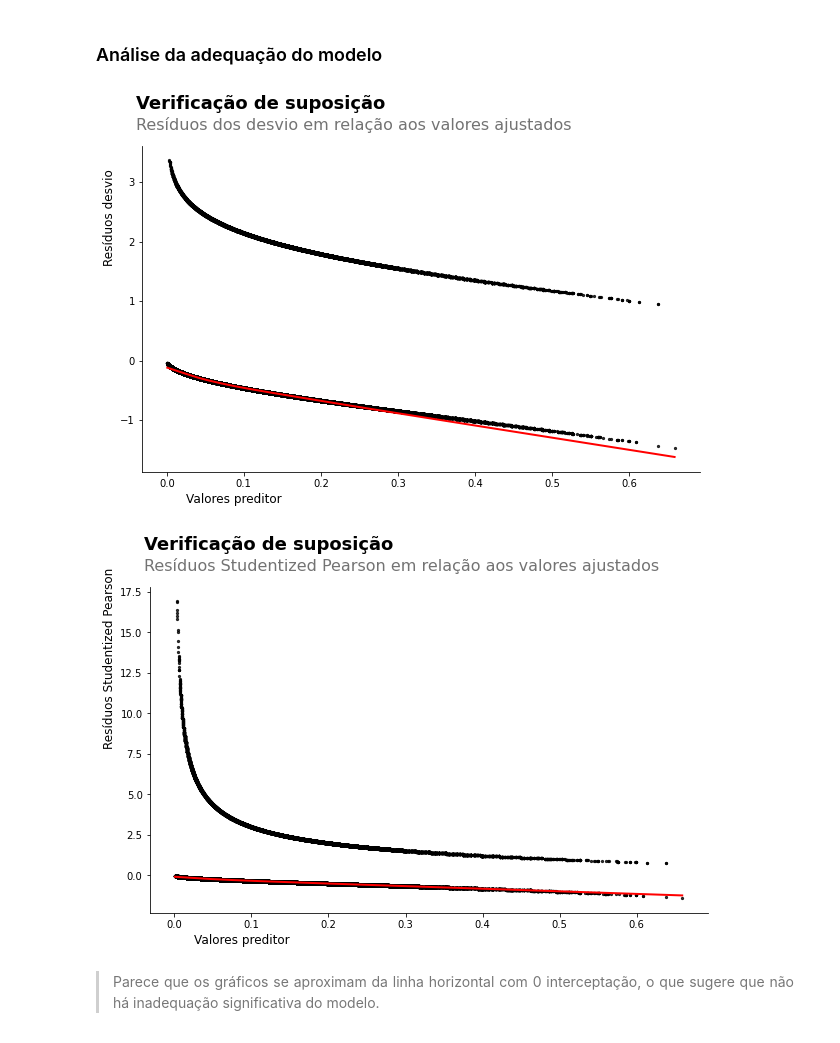
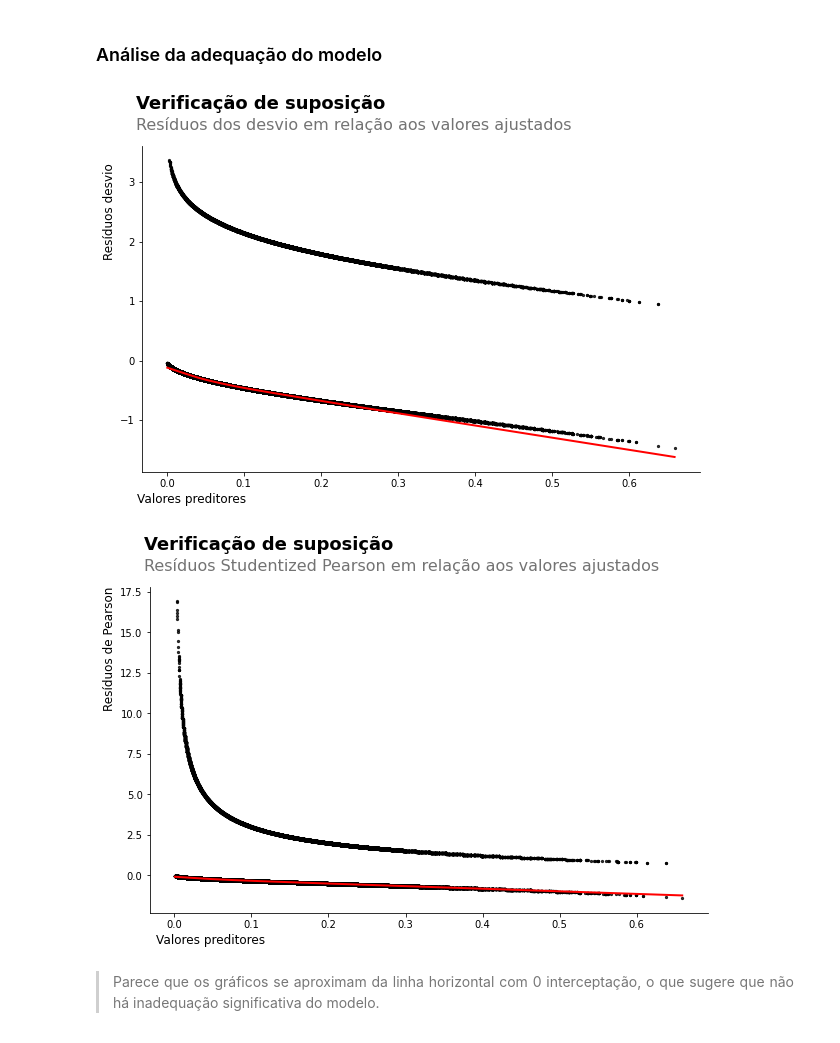
Before and after one commit to LilianeAquino/aed_projeto_1_revisitado, a Jupyter notebook: regressão.ipynb, the cells around one changed output. Drawn from its saved outputs; the diff is of its cells as text; code cells hidden in the pictures.

```diff
--- a/regressão.ipynb
+++ b/regressão.ipynb
@@ -134,17 +134,17 @@ Name: classe, dtype: float64
 # %% [markdown]
 Removido os valores que, durante a rodada de testes para seleção do modelo final, tiveram um p-valor > 0.05
 # %%
-df.drop(df[df['fase_dia'] == 'plena noite'].index, inplace=True)
-df.drop(df[df['condicao_envolvimento'] == 'outros veículos'].index, inplace=True)
-df.drop(df[df['faixa_etaria'] == 'criança'].index, inplace=True)
-df.drop(df[df['faixa_etaria'] == 'idoso'].index, inplace=True)
-df.drop(df[df['tracado_via'] == 'rotatoria'].index, inplace=True)
-df.drop(df[df['tracado_via'] == 'tunel'].index, inplace=True)
-df.drop(df[df['tracado_via'] == 'viaduto'].index, inplace=True)
-df.drop(df[df['regiao_pais'] == 'norte'].index, inplace=True)
-df.drop(df[df['tipo_acidente_agrupado'] == 'outros'].index, inplace=True)
-df.drop(df[df['tipo_pista'] == 'multipla'].index, inplace=True)
-df.drop(df[df['condicao_envolvimento'] == 'pedestre'].index, inplace=True)
+dados.drop(dados[dados['fase_dia'] == 'plena noite'].index, inplace=True)
+dados.drop(dados[dados['condicao_envolvimento'] == 'outros veículos'].index, inplace=True)
+dados.drop(dados[dados['faixa_etaria'] == 'criança'].index, inplace=True)
+dados.drop(dados[dados['faixa_etaria'] == 'idoso'].index, inplace=True)
+dados.drop(dados[dados['tracado_via'] == 'rotatoria'].index, inplace=True)
+dados.drop(dados[dados['tracado_via'] == 'tunel'].index, inplace=True)
+dados.drop(dados[dados['tracado_via'] == 'viaduto'].index, inplace=True)
+dados.drop(dados[dados['regiao_pais'] == 'norte'].index, inplace=True)
+dados.drop(dados[dados['tipo_acidente_agrupado'] == 'outros'].index, inplace=True)
+dados.drop(dados[dados['tipo_pista'] == 'multipla'].index, inplace=True)
+dados.drop(dados[dados['condicao_envolvimento'] == 'pedestre'].index, inplace=True)
 # %% [markdown]
 Testando interação entre sexo e idade
 # %%
@@ -197,7 +197,7 @@ plt.savefig('img/summary_model_logistic_regression_interaction_tipo_pista_aciden
 Modelo final
 # %%
 model = smf.glm(formula='classe ~ sexo+faixa_etaria+condicao_envolvimento+tipo_acidente_agrupado+tipo_pista+tracado_via+periodo_semana+fase_dia+uso_solo+regiao_pais+sentido_via+condicao_clima+causa_presumivel_acidente+faixa_ano_fabricacao+tipo_acidente_agrupado*tipo_pista+sexo*condicao_envolvimento',
-                 data=df, family=sm.families.Binomial()).fit()
+                 data=dados, family=sm.families.Binomial()).fit()
 
 plt.rc('figure', figsize=(25, 10))
 plt.text(0.01, 0.05, str(model.summary()), {'fontsize': 10}, fontproperties = 'monospace')
@@ -211,34 +215,29 @@ plt.savefig('img/summary_model_logistic_regression.png')
 # %%
 fig, axL = plt.subplots(figsize=(10, 6))
 suptitle = 'Verificação de suposição'
 title = 'Resíduos dos desvio em relação aos valores ajustados'
-
-X = model.fittedvalues
-Y_deviance = model.resid_deviance
 
 sns.regplot(X,
             Y_deviance,
             ax= axL,
             color='black',
             scatter_kws={'s': 5},
             line_kws={'color':'r', 'alpha':1, 'lw':2},
             lowess=True)
 
 axL.text(x=-0.01, y=1.10, s=suptitle, color='black', fontsize=18, weight='bold', ha='left', va='bottom', transform=axL.transAxes)
 axL.text(x=-0.01, y=1.05, s=title, color='#646464', fontsize=16, alpha=0.9, ha='left', transform=axL.transAxes)
-axL.set_xlabel('Valores preditor', fontsize=12, x=0.165)
-axL.set_ylabel('Resíduos desvio', fontsize=12, y=0.78)
+axL.set_xlabel('Valores preditores', fontsize=12, x=0.089)
+axL.set_ylabel('Resíduos desvio', fontsize=12, y=0.798)
 sns.despine()
 plt.grid(False)
 plt.show()
 # %% [output]
-[figure, old version]
+[figure, new version]
 # %%
 fig, axR = plt.subplots(figsize=(10, 6))
 suptitle = 'Verificação de suposição'
 title = 'Resíduos Studentized Pearson em relação aos valores ajustados'
-
-Y_person = model.resid_pearson
 
 sns.regplot(X,
             Y_person,
@@ -250,13 +249,13 @@ sns.regplot(X,
 
 axR.text(x=-0.01, y=1.10, s=suptitle, color='black', fontsize=18, weight='bold', ha='left', va='bottom', transform=axR.transAxes)
 axR.text(x=-0.01, y=1.05, s=title, color='#646464', fontsize=16, alpha=0.9, ha='left', transform=axR.transAxes)
-axR.set_xlabel('Valores preditor', fontsize=12, x=0.165)
-axR.set_ylabel('Resíduos Studentized Pearson', fontsize=12, y=0.78)
+axR.set_xlabel('Valores preditores', fontsize=12, x=0.11)
+axR.set_ylabel('Resíduos de Pearson', fontsize=12, y=0.81)
 sns.despine()
 plt.grid(False)
 plt.show()
 # %% [output]
-[figure, old version]
+[figure, new version]
 # %% [markdown]
 > <p style='text-align: justify;'>Parece que os gráficos se aproximam da linha horizontal com 0 interceptação, o que sugere que não há inadequação significativa do modelo.<font size=2.85></font></p>
 # %% [markdown]
```
Also changed, not shown: parts of 5 cells of this notebook.
